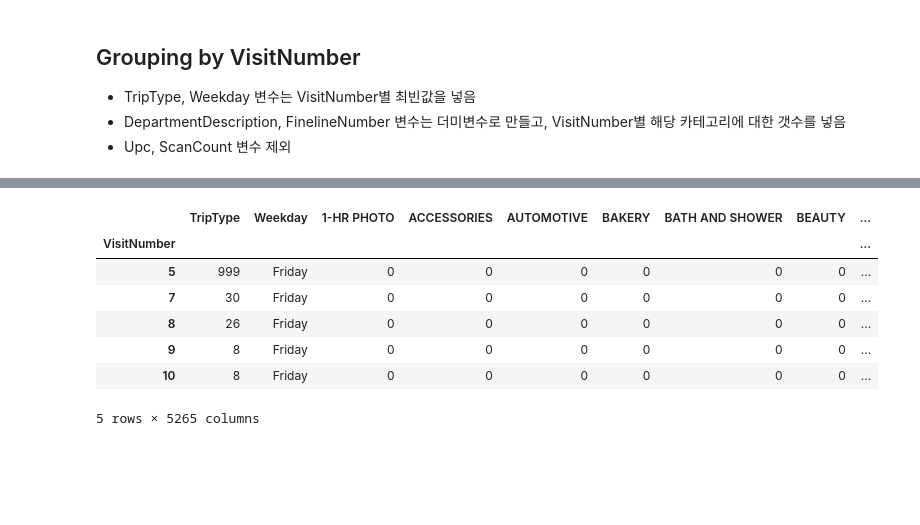
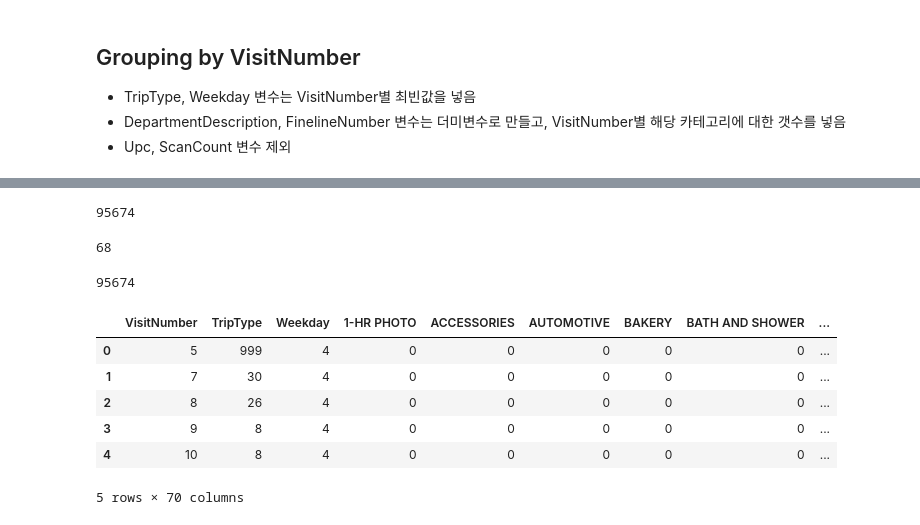
Before and after one commit to iayrots/dss7_SWYA_walmart, a Jupyter notebook: ya/index_VisitNumber.ipynb, the cells around one changed output, grey strips where cells are left out. Cells and saved outputs as stored; diff of their text form; code cells hidden in the pictures; blank space fills up the shorter version.

```diff
--- a/ya/index_VisitNumber.ipynb
+++ b/ya/index_VisitNumber.ipynb
@@ -32,15 +88,55 @@ def index_VisitNumber(data):
     return train_IndexVN
 # %%
 Index_VN = index_VisitNumber(train)
-Index_VN.head()
-# %% [output]
-|  | TripType | Weekday | 1-HR PHOTO | ACCESSORIES | AUTOMOTIVE | BAKERY | BATH AND SHOWER | BEAUTY | ... |
-| VisitNumber |  |  |  |  |  |  |  |  | ... |
-| 5 | 999 | Friday | 0 | 0 | 0 | 0 | 0 | 0 | ... |
-| 7 | 30 | Friday | 0 | 0 | 0 | 0 | 0 | 0 | ... |
-| 8 | 26 | Friday | 0 | 0 | 0 | 0 | 0 | 0 | ... |
-| 9 | 8 | Friday | 0 | 0 | 0 | 0 | 0 | 0 | ... |
-| 10 | 8 | Friday | 0 | 0 | 0 | 0 | 0 | 0 | ... |
-5 rows × 5265 columns
 # %%
 Index_VN.to_csv("data/train_indexVN.csv")
+# %%
+df = mytrain.groupby('VisitNumber').agg(mode)['DepartmentDescription'].reset_index()
+df2 = pd.get_dummies(df.DepartmentDescription).astype(int, copy=False)
+len(df2)
+# %% [output]
+95674
+# %%
+len(df["DepartmentDescription"].unique())
+# %% [output]
+68
+# %%
+len(df)
+# %% [output]
+95674
+# %%
+# value를 ScanCount의 합으로...
+def index_VisitNumber2(data):
+    # VisitNumber별 TripType, Weekday grouping(최빈값) 후 merge
+    df_TT = data.groupby('VisitNumber').agg(mode)['TripType'].reset_index()
+    df_Weekday = data.groupby('VisitNumber').agg(mode)['Weekday'].reset_index()
+    df_merge1 = pd.merge(df_TT, df_Weekday)
+
+    # Weekday 숫자로 변형
+    wd = {
+        "Monday": 0,
+        "Tuesday": 1,
+        "Wednesday": 2,
+        "Thursday": 3,
+        "Friday": 4,
+        "Saturday": 5,
+        "Sunday": 6,
+    }
+    df_merge1["Weekday"] = df_merge1["Weekday"].apply(lambda x: wd[x])
+
+
+    df_DD = data.groupby('VisitNumber').agg(mode)['DepartmentDescription'].reset_index()
+    df_DD = pd.get_dummies(df_DD.DepartmentDescription).astype(int, copy=False)
+    train_IndexVN = pd.concat([df_merge1, df_DD], axis=1)
+
+    # VisitNumber별 DepartmentDescription, FinelineNumber 더미변수로 grouping 후 merge
+    #df_DD = data.pivot_table(values='ScanCount', index=['VisitNumber'], columns=['DepartmentDescription'], aggfunc=np.sum, fill_value=0, dropna=False)
+    #df_DD = df_DD.reset_index()
+    #df_FN = data.pivot_table(values='ScanCount', index=['VisitNumber'], columns=['FinelineNumber'], aggfunc=np.sum, fill_value=0)
+    #df_FN = df_FN.reset_index()
+    #df_merge2 = pd.merge(df_DD, df_FN)
+    #train_IndexVN = pd.merge(df_merge1, df_merge2)
+    #train_IndexVN = pd.merge(df_merge1, df_DD)
+    #train_IndexVN = train_IndexVN.set_index('VisitNumber')
+
+    return train_IndexVN
@@ -46,0 +176,11 @@ Index_VN.to_csv("data/train_indexVN.csv")
+# %%
+mytrain1 = index_VisitNumber2(mytrain).astype(int)
+mytrain1.head()
+# %% [output]
+|  | VisitNumber | TripType | Weekday | 1-HR PHOTO | ACCESSORIES | AUTOMOTIVE | BAKERY | BATH AND SHOWER | ... |
+| 0 | 5 | 999 | 4 | 0 | 0 | 0 | 0 | 0 | ... |
+| 1 | 7 | 30 | 4 | 0 | 0 | 0 | 0 | 0 | ... |
+| 2 | 8 | 26 | 4 | 0 | 0 | 0 | 0 | 0 | ... |
+| 3 | 9 | 8 | 4 | 0 | 0 | 0 | 0 | 0 | ... |
+| 4 | 10 | 8 | 4 | 0 | 0 | 0 | 0 | 0 | ... |
+5 rows × 70 columns
```
Also changed, not shown: parts of 31 cells of this notebook, 1 other file.
